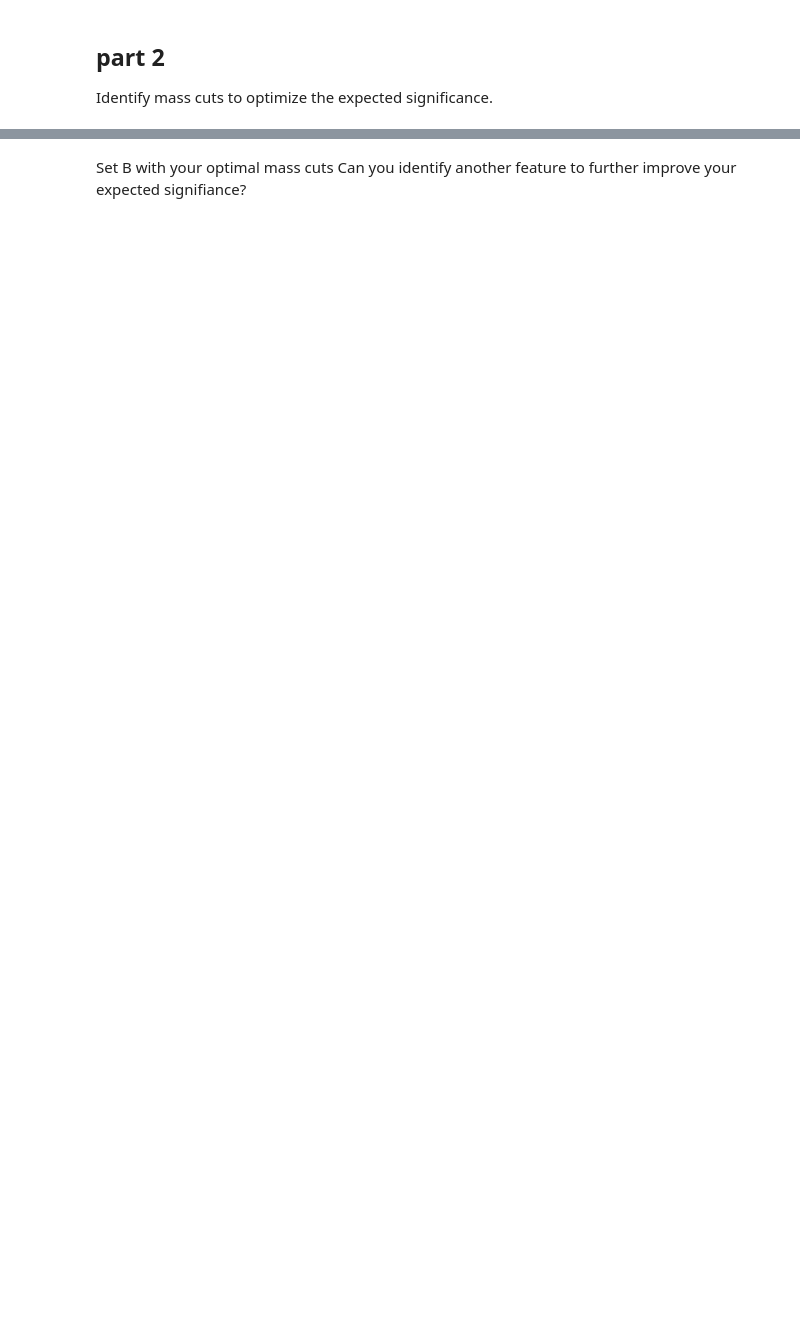
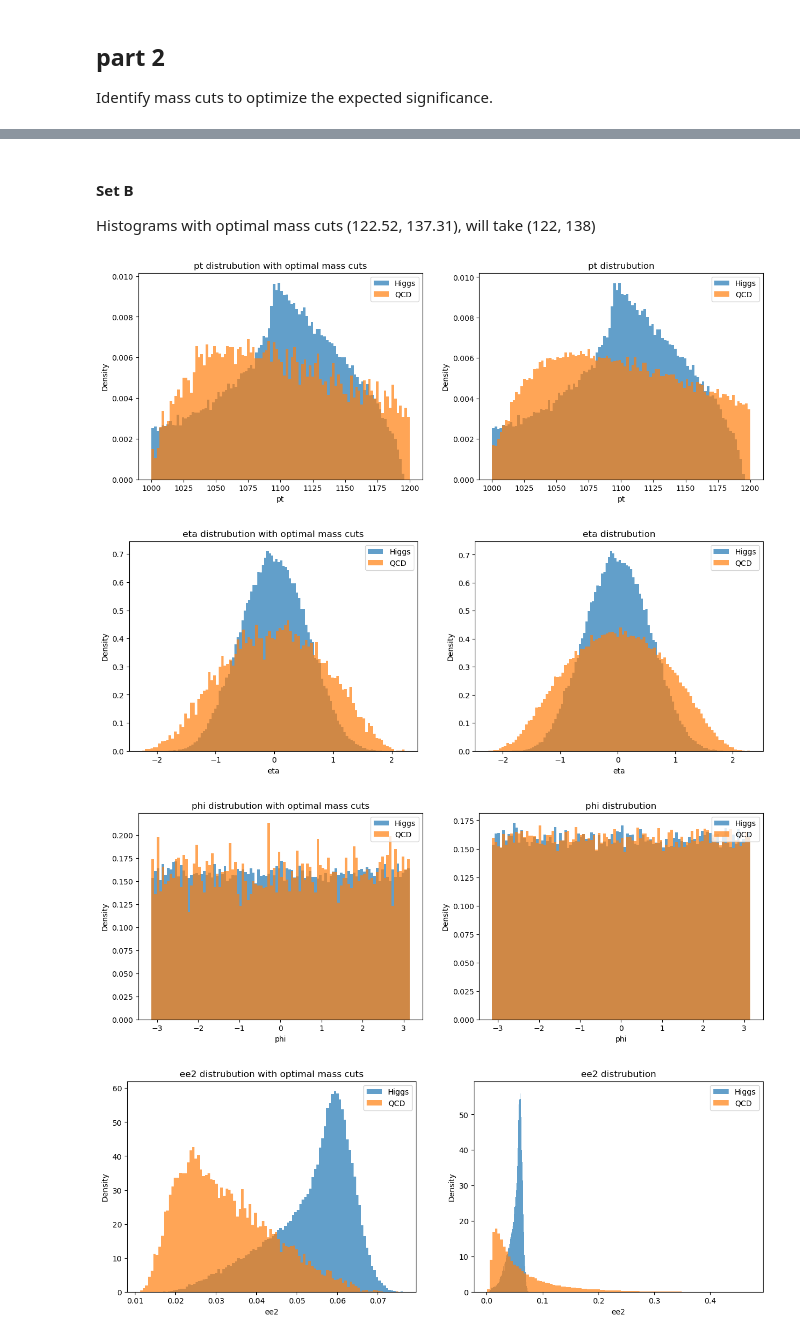
Before and after one commit to taobao99/lab1, a Jupyter notebook: lab7.ipynb, the cells around one changed output, grey strips where cells are left out. Cells and saved outputs as stored; diff of their text form; code cells hidden in the pictures; blank space fills up the shorter version.

```diff
--- a/lab7.ipynb
+++ b/lab7.ipynb
@@ -226,3 +246,37 @@ for i in range(14):
 # %% [markdown]
-Set B with your optimal mass cuts
-Can you identify another feature to further improve your expected signifiance?
+#### Set B
+Histograms with optimal mass cuts (122.52, 137.31), will take (122, 138)
+# %%
+def pltOpt(num, keyName):
+
+    higgs_cut = higgs_data[higgs_data[:,3]>122]
+    higgs_cut2 = higgs_cut[higgs_cut[:,3]<138]
+    qcd_cut = qcd_data[qcd_data[:,3]>122]
+    qcd_cut2 = qcd_cut[qcd_cut[:,3]<138]
+
+    plt.hist(higgs_cut2[:,num], bins=100, density=True, alpha = 0.7,label='Higgs')
+    plt.hist(qcd_cut2[:,num], bins=100, density=True, alpha = 0.7,label='QCD')
+    plt.legend()
+    plt.xlabel(keyName)
+    plt.ylabel('Density')
+    #plt.yscale('log')
+    plt.title(f'{keyName} distrubution with optimal mass cuts')
+    #plt.show()
+# %%
+for i in range(14):
+    if i != 3: #no mass
+        key = table1.columns[i]
+        # left are histograms with optimal mass cuts
+        plt.figure(figsize=(15,5))
+        plt.subplot(1,2,1)
+        pltOpt(i, table1.columns[i])
+
+        # right are orignal histograms
+        plt.subplot(1,2,2)
+        pltFunct(i, table1.columns[i])
+        plt.show()
+# %% [output]
+[figure, added]
+[figure, added]
+[figure, added]
+[figure, added]
```
Also changed, not shown: parts of 78 cells of this notebook.
